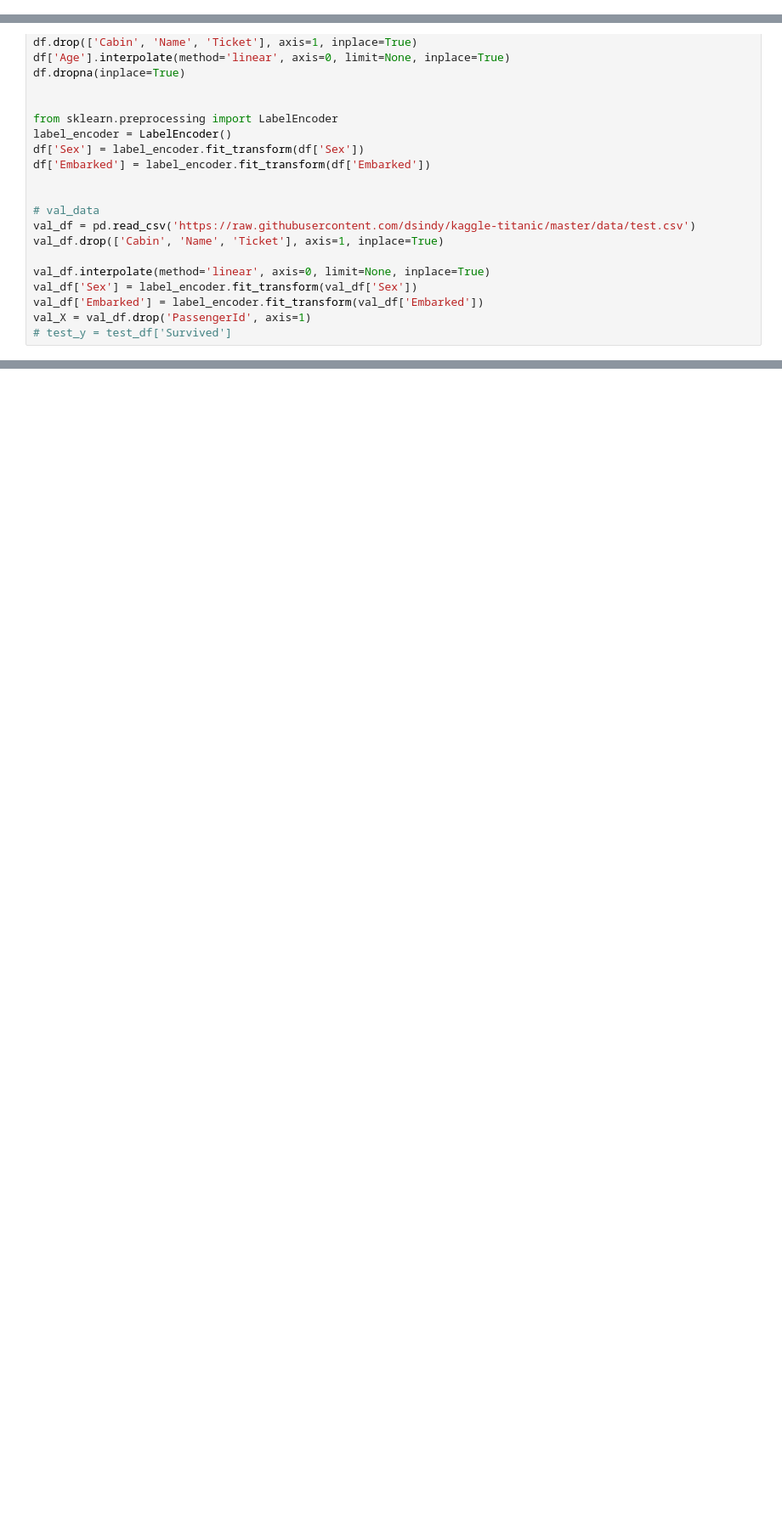
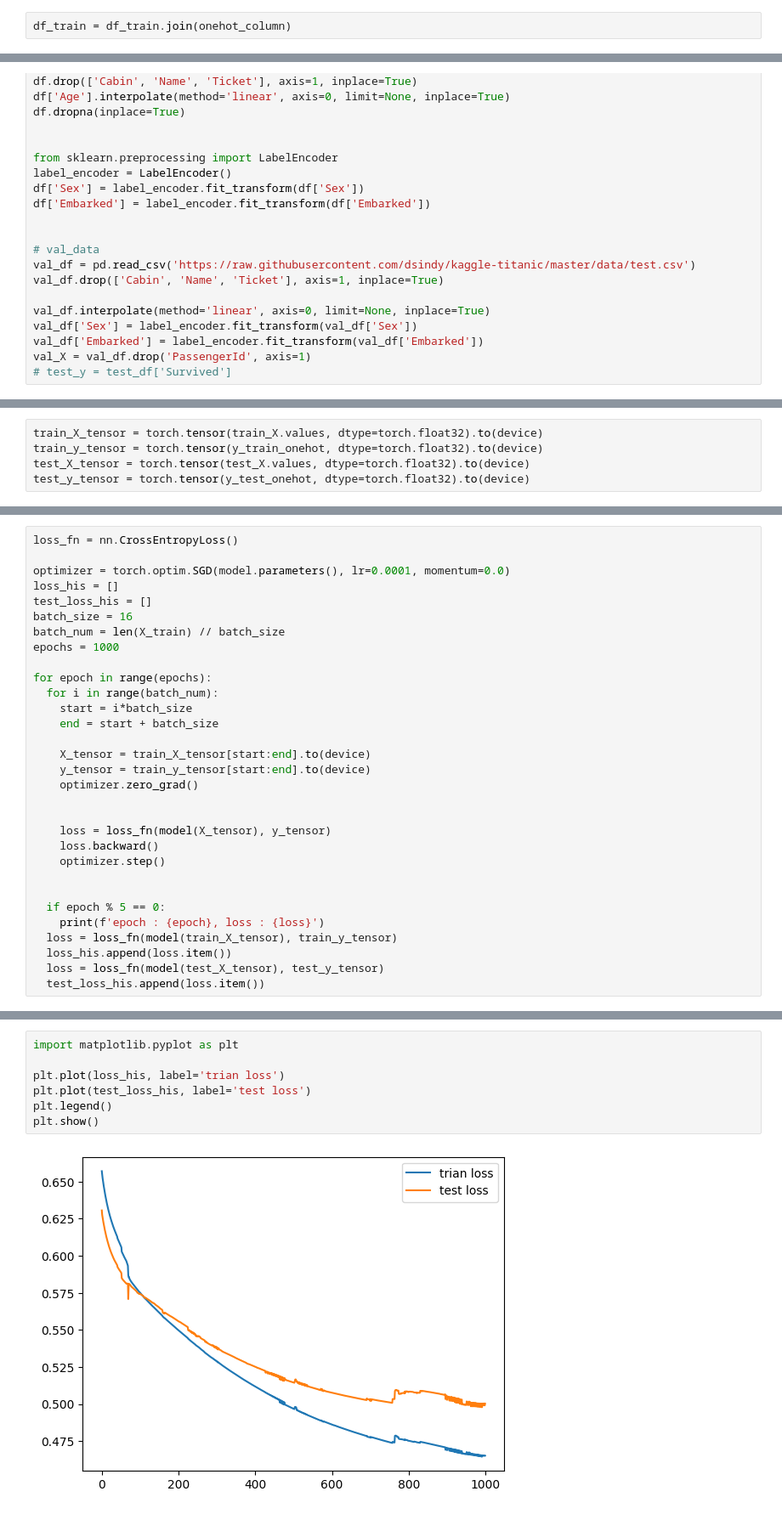
Before and after one commit to j764012/titanic-analyzsis, a Jupyter notebook: titanic.ipynb, the cells around one changed output, grey strips where cells are left out. Shown at 85% size. Drawn from its saved outputs; the diff is of its cells as text; blank space fills up the shorter version.

```diff
--- a/titanic.ipynb
+++ b/titanic.ipynb
@@ -6,0 +123,2 @@
+# %%
+df_train = df_train.join(onehot_column)
@@ -336,0 +407,5 @@ df_output[['PassengerId' , 'Survived']].to_csv( '/content/drive/MyDrive/1116031/
+# %%
+train_X_tensor = torch.tensor(train_X.values, dtype=torch.float32).to(device)
+train_y_tensor = torch.tensor(y_train_onehot, dtype=torch.float32).to(device)
+test_X_tensor = torch.tensor(test_X.values, dtype=torch.float32).to(device)
+test_y_tensor = torch.tensor(y_test_onehot, dtype=torch.float32).to(device)
@@ -336,0 +433,31 @@ df_output[['PassengerId' , 'Survived']].to_csv( '/content/drive/MyDrive/1116031/
+# %%
+loss_fn = nn.CrossEntropyLoss()
+
+optimizer = torch.optim.SGD(model.parameters(), lr=0.0001, momentum=0.0)
+loss_his = []
+test_loss_his = []
+batch_size = 16
+batch_num = len(X_train) // batch_size
+epochs = 1000
+
+for epoch in range(epochs):
+  for i in range(batch_num):
+    start = i*batch_size
+    end = start + batch_size
+
+    X_tensor = train_X_tensor[start:end].to(device)
+    y_tensor = train_y_tensor[start:end].to(device)
+    optimizer.zero_grad()
+
+
+    loss = loss_fn(model(X_tensor), y_tensor)
+    loss.backward()
+    optimizer.step()
+
+
+  if epoch % 5 == 0:
+    print(f'epoch : {epoch}, loss : {loss}')
+  loss = loss_fn(model(train_X_tensor), train_y_tensor)
+  loss_his.append(loss.item())
+  loss = loss_fn(model(test_X_tensor), test_y_tensor)
+  test_loss_his.append(loss.item())
@@ -336,0 +482,9 @@ df_output[['PassengerId' , 'Survived']].to_csv( '/content/drive/MyDrive/1116031/
+# %%
+import matplotlib.pyplot as plt
+
+plt.plot(loss_his, label='trian loss')
+plt.plot(test_loss_his, label='test loss')
+plt.legend()
+plt.show()
+# %% [output]
+[figure, added]
```
Also changed, not shown: parts of 62 cells of this notebook.
